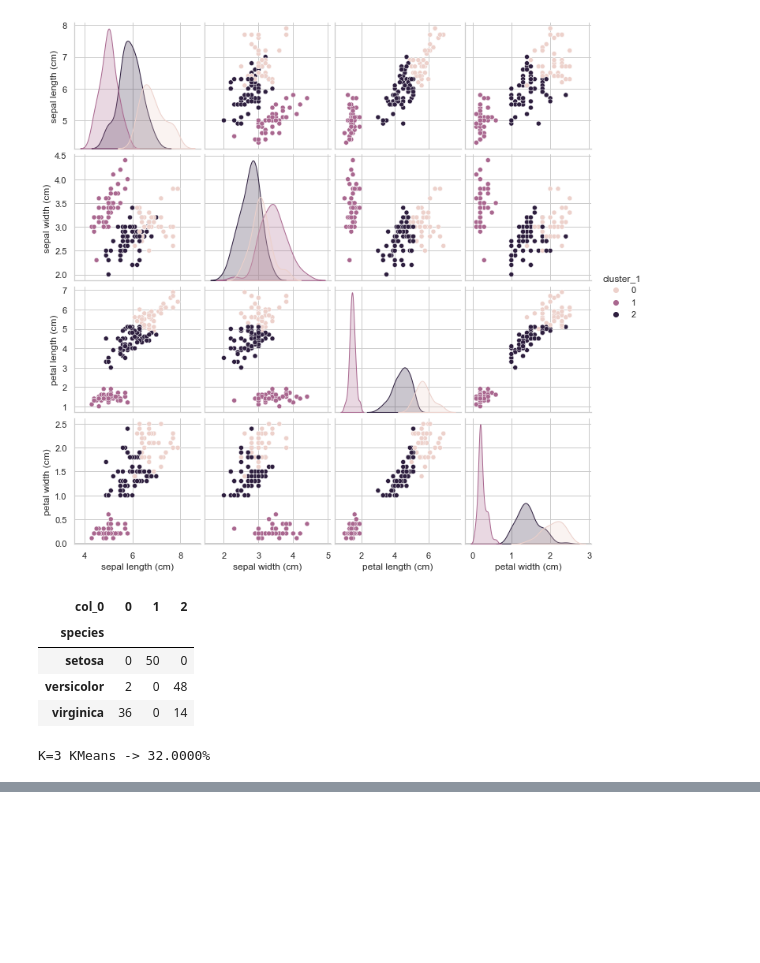
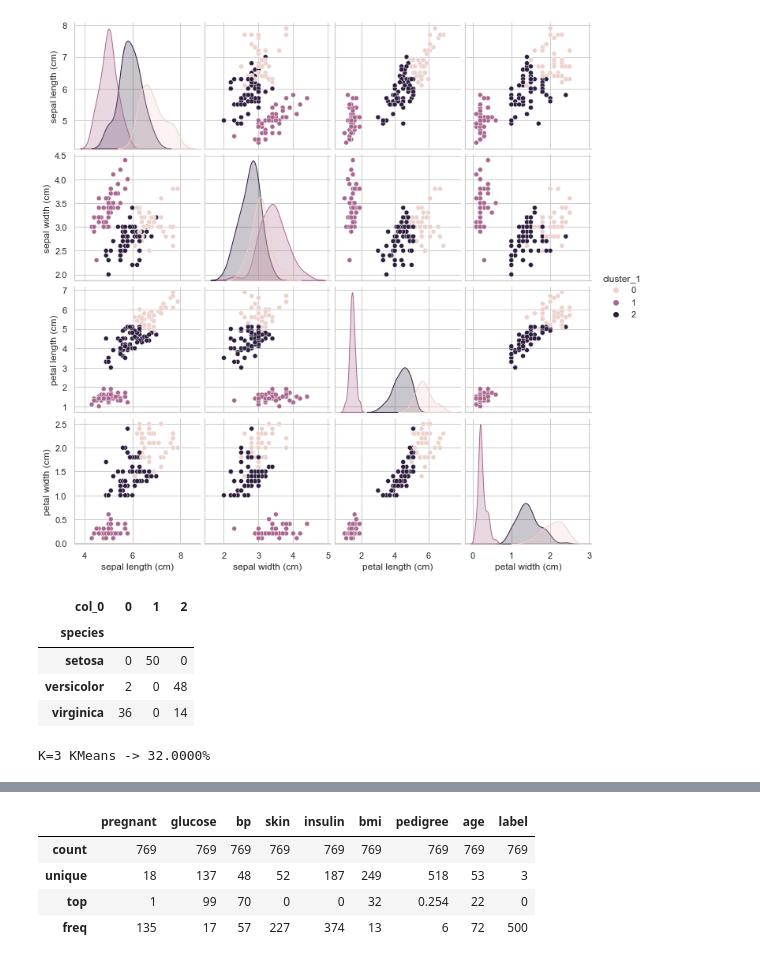
Before and after one commit to Deego88/MLS, a Jupyter notebook: Scikit-learn.ipynb, the cells around one changed output, grey strips where cells are left out. Saved outputs shown, nothing was run; the diff lists cells and outputs as text; code cells hidden in the pictures; blank space fills up the shorter version.

```diff
--- a/Scikit-learn.ipynb
+++ b/Scikit-learn.ipynb
@@ -646,0 +588,8 @@ plt.show()
+# %%
+pima_df.describe()
+# %% [output]
+|  | pregnant | glucose | bp | skin | insulin | bmi | pedigree | age | label |
+| count | 769 | 769 | 769 | 769 | 769 | 769 | 769 | 769 | 769 |
+| unique | 18 | 137 | 48 | 52 | 187 | 249 | 518 | 53 | 3 |
+| top | 1 | 99 | 70 | 0 | 0 | 32 | 0.254 | 22 | 0 |
+| freq | 135 | 17 | 57 | 227 | 374 | 13 | 6 | 72 | 500 |
```
Also changed, not shown: parts of 35 cells of this notebook, 1 other file.
